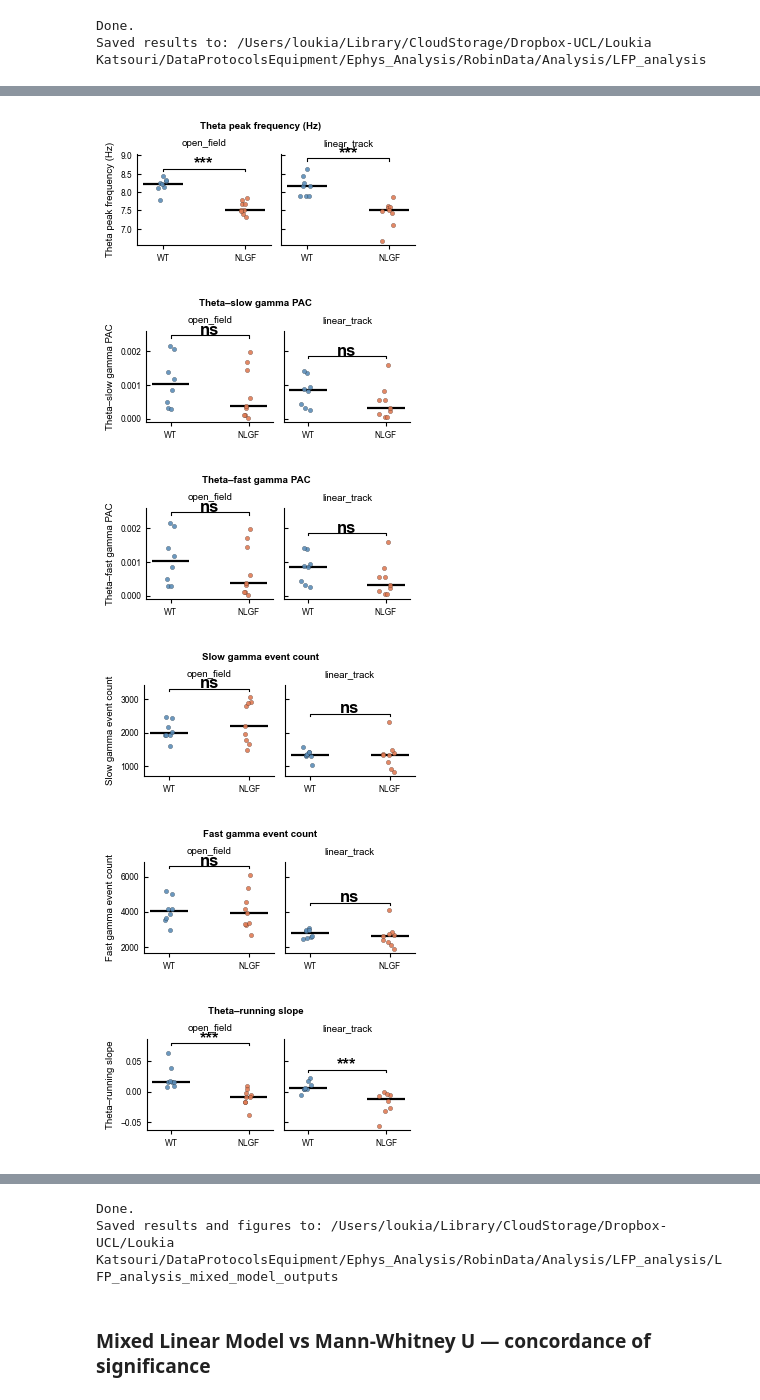
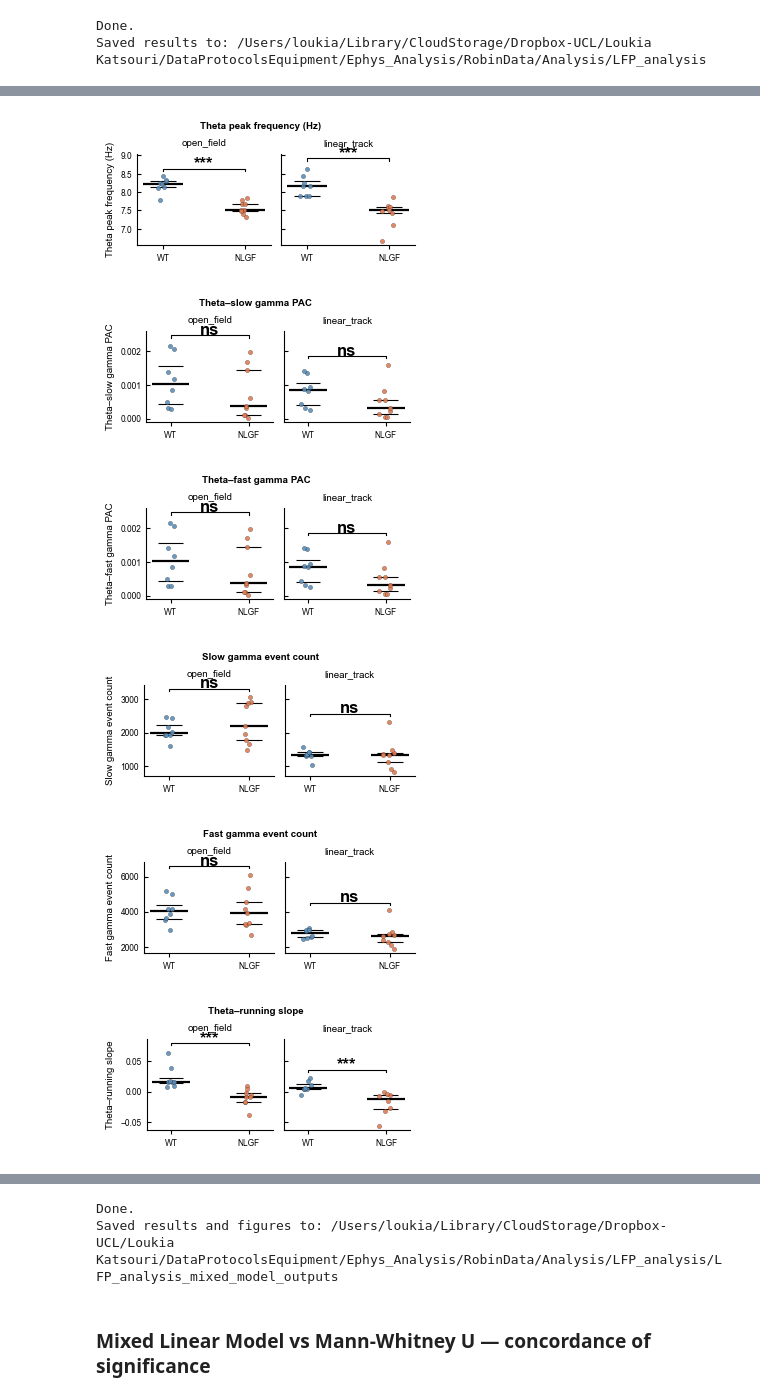
Before and after one commit to lkatsouri/NLGF_ephys_AXONA_data, a Jupyter notebook: ephys_PAC_comodulograms.ipynb, the cells around one changed output, grey strips where cells are left out. Saved outputs shown, nothing was run; the diff lists cells and outputs as text; code cells hidden in the pictures.

```diff
--- a/ephys_PAC_comodulograms.ipynb
+++ b/ephys_PAC_comodulograms.ipynb
@@ -537,7 +696,7 @@ os.makedirs(OUTPUT_DIR, exist_ok=True)
 df = pd.read_csv(LFP_CSV_PATH)
 
 # Clean names / categorical order
-df["Phenotype"] = pd.Categorical(df["Phenotype"], categories=GENO_ORDER, ordered=True)
+df["Genotype"] = pd.Categorical(df["Genotype"], categories=GENO_ORDER, ordered=True)
 df["environment"] = df["environment"].astype(str)
 df["mouse_name"] = df["mouse_name"].astype(str)
 df["Experimenter"] = df["Experimenter"].astype(str)
@@ -561,7 +720,7 @@ metrics = {k: v for k, v in metrics.items() if k in df.columns}
 # ─── Mixed models ─────────────────────────────────────────────────────────────
 #
 # Model:
-# metric ~ Phenotype * environment + (1 | mouse_name)
+# metric ~ Genotype * environment + (1 | mouse_name)
 #
 # Random intercept for mouse_name handles repeated measures
 # across open field and linear track.
@@ -571,12 +730,12 @@ mixed_results = []
 for metric in metrics:
     model_df = df[[
         metric,
-        "Phenotype",
+        "Genotype",
         "environment",
         "mouse_name"
     ]].dropna()
 
-    if model_df["Phenotype"].nunique() < 2:
+    if model_df["Genotype"].nunique() < 2:
         continue
 
     if model_df["environment"].nunique() < 2:
@@ -584,7 +743,7 @@ for metric in metrics:
 
     try:
         model = smf.mixedlm(
-            f"{metric} ~ Phenotype * environment",
+            f"{metric} ~ Genotype * environment",
             data=model_df,
             groups=model_df["mouse_name"]
         )
@@ -641,7 +802,7 @@ Saved results to: /Users/loukia/Library/CloudStorage/Dropbox-UCL/Loukia Katsouri
 """
 LFP analysis:
 - Mixed linear models:
-    metric ~ Phenotype * environment + (1 | mouse_name)
+    metric ~ Genotype * environment + (1 | mouse_name)
 
 - Violin plots:
     raw data shown as violins/points
@@ -714,8 +875,8 @@ os.makedirs(OUTPUT_DIR, exist_ok=True)
 
 df = pd.read_csv(LFP_CSV_PATH)
 
-df["Phenotype"] = pd.Categorical(
-    df["Phenotype"],
+df["Genotype"] = pd.Categorical(
+    df["Genotype"],
     categories=GENO_ORDER,
     ordered=True
 )
@@ -750,12 +911,12 @@ for metric in metrics:
 
     model_df = df[[
         metric,
-        "Phenotype",
+        "Genotype",
         "environment",
         "mouse_name"
     ]].dropna()
 
-    if model_df["Phenotype"].nunique() < 2:
+    if model_df["Genotype"].nunique() < 2:
         continue
 
     if model_df["environment"].nunique() < 2:
@@ -763,7 +924,7 @@ for metric in metrics:
 
     try:
         model = smf.mixedlm(
-            f"{metric} ~ Phenotype * environment",
+            f"{metric} ~ Genotype * environment",
             data=model_df,
             groups=model_df["mouse_name"]
         )
@@ -792,10 +953,10 @@ for metric in metrics:
 
             contrast = pd.Series(0.0, index=params.index)
 
-            if "Phenotype[T.NLGF]" in contrast.index:
-                contrast["Phenotype[T.NLGF]"] = 1.0
+            if "Genotype[T.NLGF]" in contrast.index:
+                contrast["Genotype[T.NLGF]"] = 1.0
 
-            interaction_term = f"Phenotype[T.NLGF]:environment[T.{env}]"
+            interaction_term = f"Genotype[T.NLGF]:environment[T.{env}]"
 
             if interaction_term in contrast.index:
                 contrast[interaction_term] = 1.0
@@ -884,11 +1045,11 @@ def plot_metric_violin_mlm(data, metric, ylabel, save=True):
 
     for ax, env in zip(axes, envs):
         sub = data.loc[data["environment"] == env].copy()
-        sub = sub[["Phenotype", "mouse_name", metric]].dropna()
+        sub = sub[["Genotype", "mouse_name", metric]].dropna()
 
         genos = [
             g for g in GENO_ORDER
-            if g in sub["Phenotype"].astype(str).values
+            if g in sub["Genotype"].astype(str).values
         ]
 
         if len(genos) < 2:
@@ -896,7 +1057,7 @@ def plot_metric_violin_mlm(data, metric, ylabel, save=True):
             continue
 
         vals = {
-            g: sub.loc[sub["Phenotype"].astype(str) == g, metric].values
+            g: sub.loc[sub["Genotype"].astype(str) == g, metric].values
             for g in genos
         }
 
@@ -924,14 +1085,14 @@ def plot_metric_violin_mlm(data, metric, ylabel, save=True):
             med = np.nanmedian(vals[g])
             q3 = np.nanpercentile(vals[g], 75)
 
-            # ax.hlines(
-            #     [q1, q3],
-            #     xi - 0.16,
-            #     xi + 0.16,
-            #     colors="black",
-            #     linewidth=0.8,
-            #     zorder=7,
-            # )
+            ax.hlines(
+                [q1, q3],
+                xi - 0.16,
+                xi + 0.16,
+                colors="black",
+                linewidth=0.8,
+                zorder=7,
+            )
             ax.hlines(
                 med,
                 xi - 0.24,
@@ -986,36 +1147,36 @@ def plot_metric_violin_mlm(data, metric, ylabel, save=True):
                 va="bottom",
                 fontsize=12,
                 fontweight="bold",
             )
 
         ax.set_xticks(range(len(genos)))
         ax.set_xticklabels(genos)
         ax.set_title(env)
         ax.spines["top"].set_visible(False)
         ax.spines["right"].set_visible(False)
 
     axes[0].set_ylabel(ylabel)
     fig.suptitle(ylabel, y=0.92, fontsize=7, fontweight="bold")
     fig.tight_layout()
 
     if save:
         clean_metric = metric.replace("/", "_")
         fig.savefig(os.path.join(OUTPUT_DIR, f"{clean_metric}_violin_LMM.pdf"))
 
     plt.show()
     plt.close(fig)
 
 
 # ─── Make all violin plots ────────────────────────────────────────────────────
 for metric, ylabel in metrics.items():
     plot_metric_violin_mlm(df, metric, ylabel)
 
 print("Done.")
 print(f"Saved results and figures to: {OUTPUT_DIR}")
 # %% [output]
-[figure, old version]
+[figure, new version]
-[figure, old version]
+[figure, new version]
-[figure, old version]
+[figure, new version]
-[figure, old version]
+[figure, new version]
-[figure, old version]
+[figure, new version]
-[figure, old version]
+[figure, new version]
```
Also changed, not shown: parts of 9 cells of this notebook, 4 other files.
